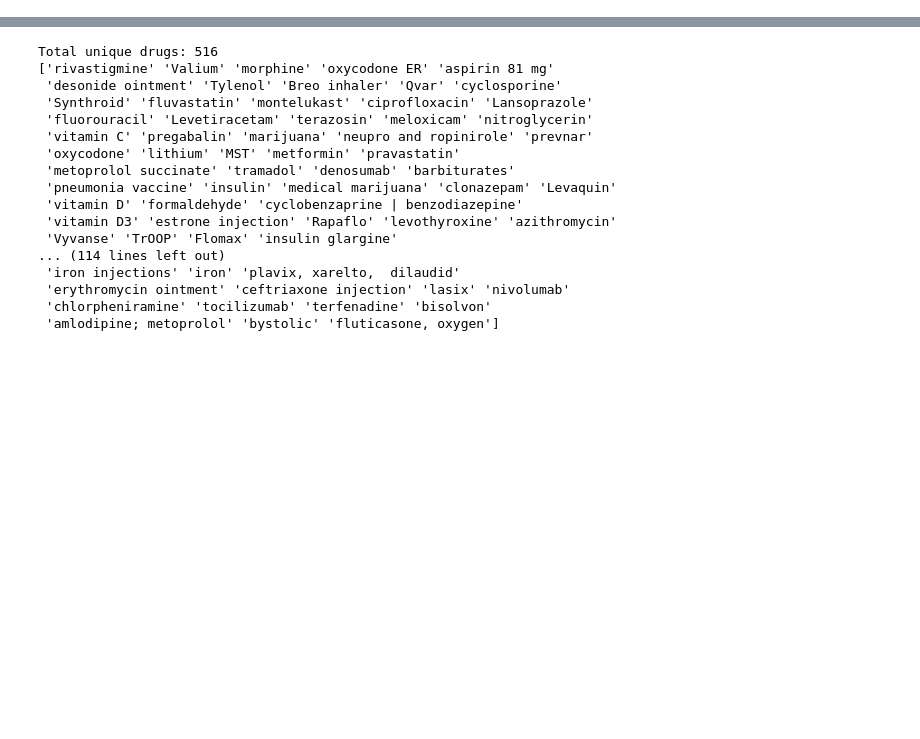
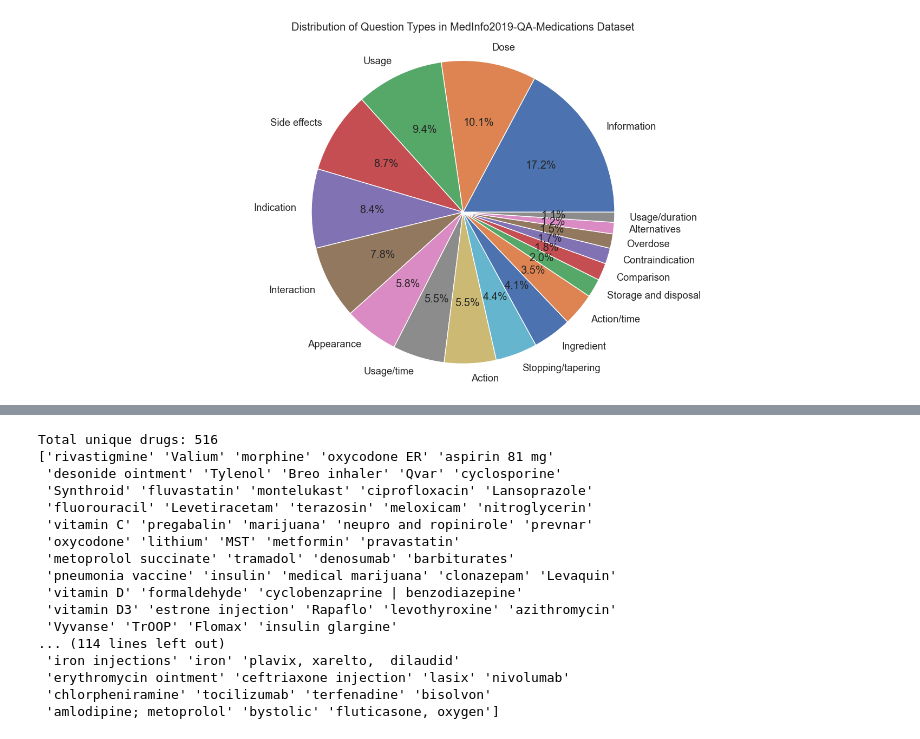
Before and after one commit to yosephyusanto/FinalProject-DeepLearning, a Jupyter notebook: notebooks/eda.ipynb, the cells around one changed output, grey strips where cells are left out. Drawn from its saved outputs; the diff is of its cells as text; code cells hidden in the pictures; blank space fills up the shorter version.

```diff
--- a/notebooks/eda.ipynb
+++ b/notebooks/eda.ipynb
@@ -10,3 +12,18 @@ df.head()
 | 2 | what is morphine | morphine | Information | Morphine is a pain medication of ... | NaN | https://en.wikipedia.org/wiki/Mor... |
 | 3 | what are the milligrams for oxyco... | oxycodone ER | Dose | … 10 mg … 20 mg … 40 mg … 80 mg ... | HOW SUPPLIED | https://dailymed.nlm.nih.gov/dail... |
 | 4 | 81% aspirin contain resin and she... | aspirin 81 mg | Ingredient | Inactive Ingredients Ingredient Name | INGREDIENTS AND APPEARANCE | https://dailymed.nlm.nih.gov/dail... |
+# %%
+# The finetuning dataset goal is to teach the model how to answer with medical style not for memorize drug information
+
+q_type_count = df['Question Type'].value_counts()
+q_type = q_type_count[q_type_count > 5].index
+
+fig, ax = plt.subplots(figsize=(20, 8))
+sns.set_theme(font_scale=1.2)
+
+ax.pie(q_type_count[q_type].values, labels=q_type, autopct='%1.1f%%')
+ax.set_title('Distribution of Question Types in MedInfo2019-QA-Medications Dataset', pad=20)
+ax.axis('equal')
+plt.show()
+# %% [output]
+[figure, added]
```
Also changed, not shown: parts of 6 cells of this notebook.
